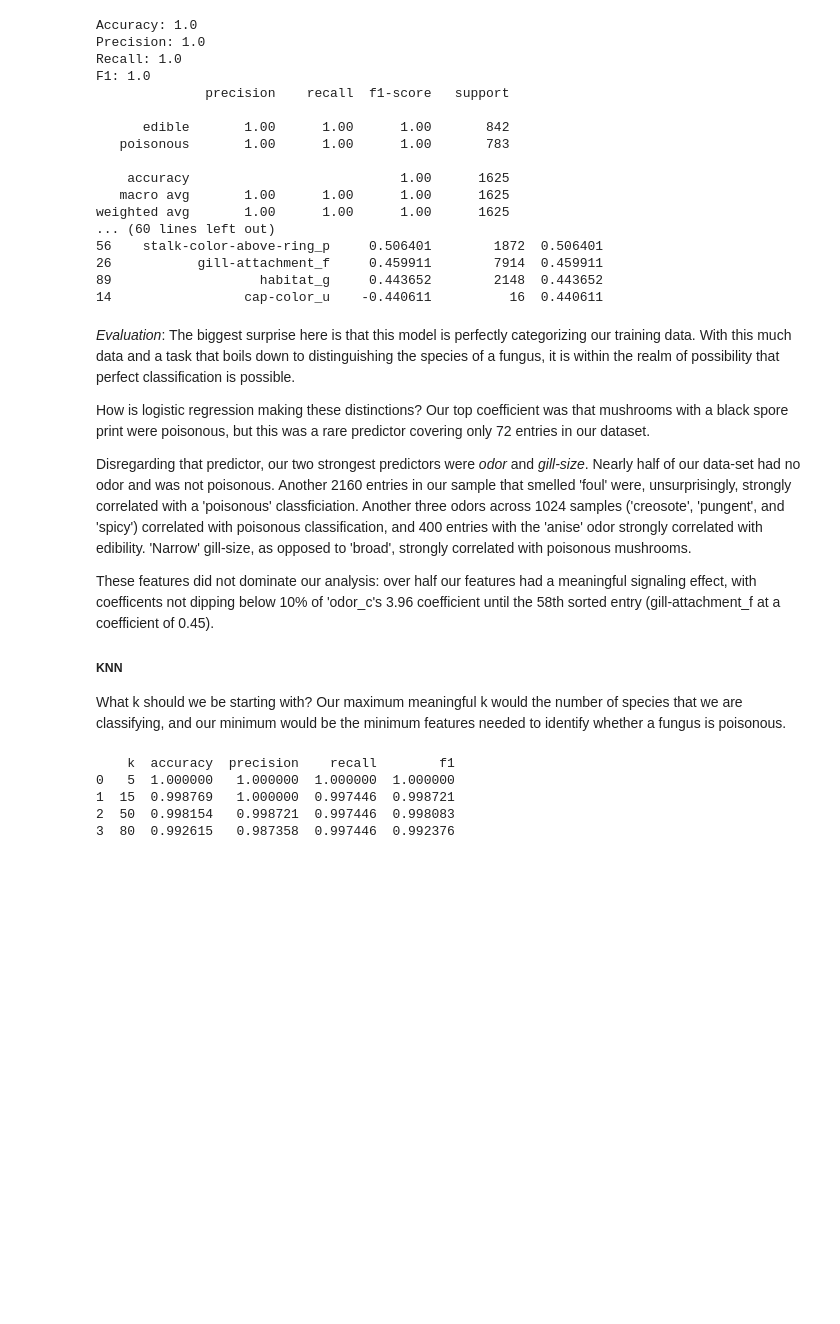
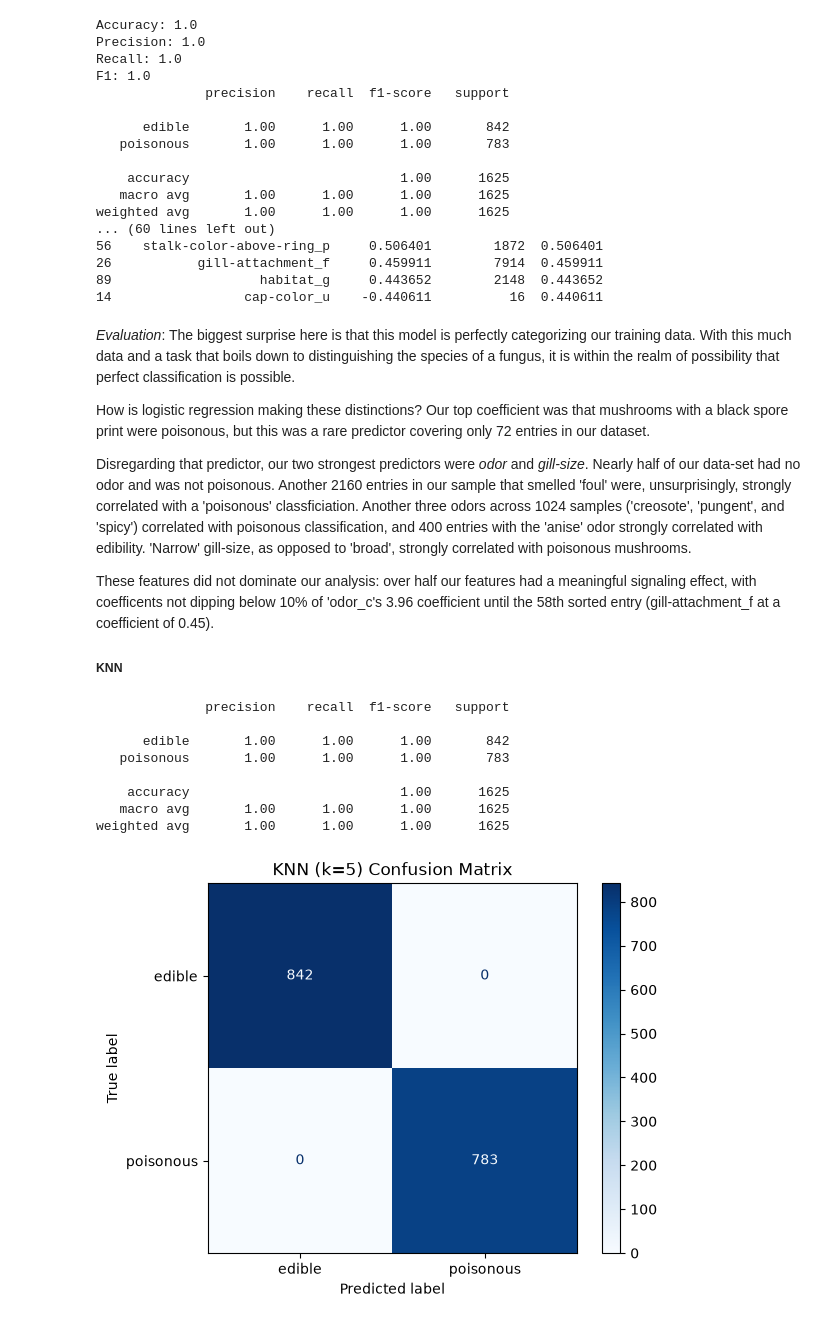
Before and after one commit to Jonapulse/MSD, a Jupyter notebook: Summer2026/CS6017/Week6/HW4/HW4.ipynb, the cells around one changed output. Cells and saved outputs as stored; diff of their text form; code cells hidden in the pictures; blank space fills up the shorter version.

```diff
--- a/Summer2026/CS6017/Week6/HW4/HW4.ipynb
+++ b/Summer2026/CS6017/Week6/HW4/HW4.ipynb
@@ -123,33 +123,55 @@ Disregarding that predictor, our two strongest predictors were *odor* and *gill-
 These features did not dominate our analysis: over half our features had a meaningful signaling effect, with coefficents not dipping below 10% of 'odor_c's 3.96 coefficient until the 58th sorted entry (gill-attachment_f at a coefficient of 0.45).
 
 ##### KNN
-
-What k should we be starting with? Our maximum meaningful k would the number of species that we are classifying, and our minimum would be the minimum features needed to identify whether a fungus is poisonous.
 # %%
 from sklearn.neighbors import KNeighborsClassifier
 from sklearn.metrics import accuracy_score, precision_score, recall_score, f1_score
 
-k_values = [5, 15, 50, 80]
-knn_results = []
+# Exploring k-values -
+# 5 worked best (1 - 12 were all fully accurate) and we stick with it down below
+#
+# k_values = [5, 15, 50, 80]
+# knn_results = []
 
-for k in k_values:
-    knn = KNeighborsClassifier(n_neighbors=k)
-    knn.fit(X_train, y_train)
-    y_pred = knn.predict(X_test)
+# for k in k_values:
+#     knn = KNeighborsClassifier(n_neighbors=k)
+#     knn.fit(X_train, y_train)
+#     y_pred = knn.predict(X_test)
 
-    knn_results.append({
-        'k': k,
-        'accuracy': accuracy_score(y_test, y_pred),
-        'precision': precision_score(y_test, y_pred),
-        'recall': recall_score(y_test, y_pred),
-        'f1': f1_score(y_test, y_pred)
-    })
+#     knn_results.append({
+#         'k': k,
+#         'accuracy': accuracy_score(y_test, y_pred),
+#         'precision': precision_score(y_test, y_pred),
+#         'recall': recall_score(y_test, y_pred),
+#         'f1': f1_score(y_test, y_pred)
+#     })
 
-knn_results_df = pd.DataFrame(knn_results)
-print(knn_results_df)
+# knn_results_df = pd.DataFrame(knn_results)
+# print(knn_results_df)
+
+knn = KNeighborsClassifier(n_neighbors=5)
+knn.fit(X_train, y_train)
+y_pred_knn = knn.predict(X_test)
+
+print(classification_report(y_test, y_pred_knn, target_names=['edible', 'poisonous']))
+
+from sklearn.metrics import ConfusionMatrixDisplay
+import matplotlib.pyplot as plt
+
+ConfusionMatrixDisplay.from_predictions(
+    y_test, y_pred_knn,
+    display_labels=['edible', 'poisonous'],
+    cmap='Blues'
+)
+plt.title('KNN (k=5) Confusion Matrix')
+plt.show()
 # %% [output]
-    k  accuracy  precision    recall        f1
-0   5  1.000000   1.000000  1.000000  1.000000
-1  15  0.998769   1.000000  0.997446  0.998721
-2  50  0.998154   0.998721  0.997446  0.998083
-3  80  0.992615   0.987358  0.997446  0.992376
+              precision    recall  f1-score   support
+
+      edible       1.00      1.00      1.00       842
+   poisonous       1.00      1.00      1.00       783
+
+    accuracy                           1.00      1625
+   macro avg       1.00      1.00      1.00      1625
+weighted avg       1.00      1.00      1.00      1625
+[figure, added]
```
Also changed, not shown: parts of 9 cells of this notebook.
